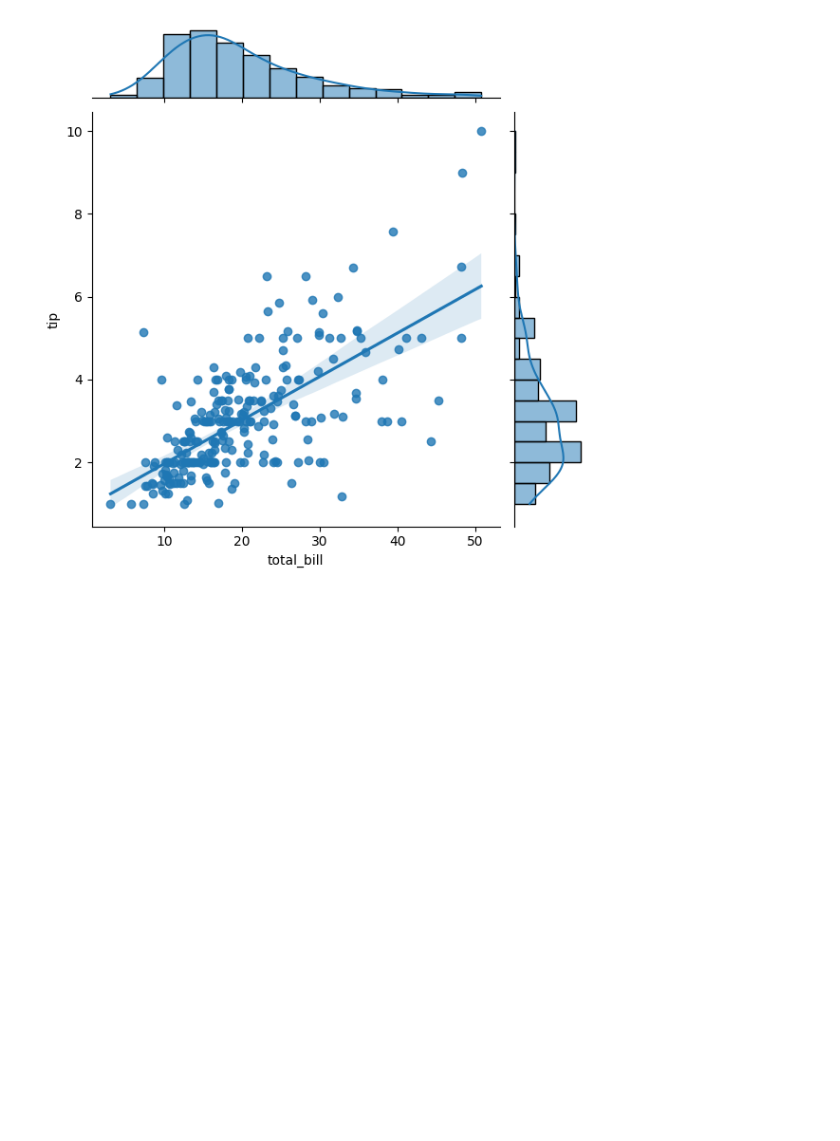
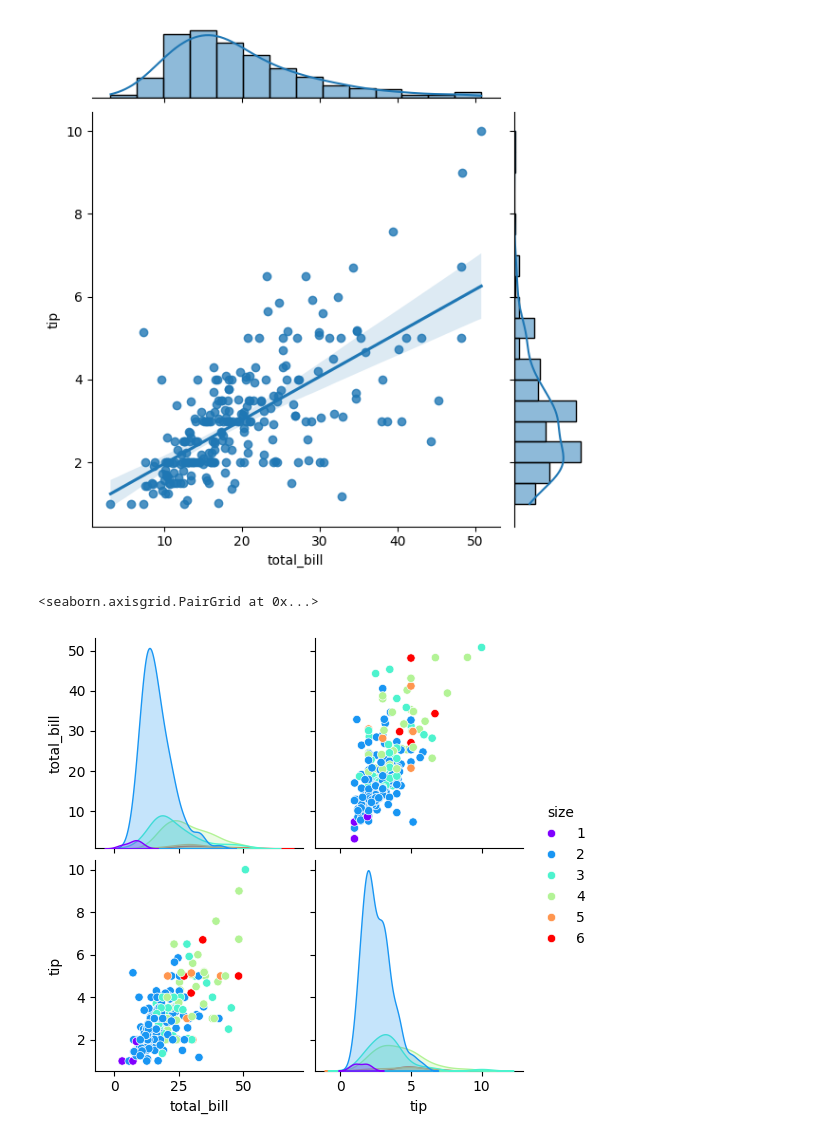
Before and after one commit to bhumipandey06/DataVisualization, a Jupyter notebook: DistributionPlots.ipynb, the cells around one changed output. Drawn from its saved outputs; the diff is of its cells as text; code cells hidden in the pictures; blank space fills up the shorter version.

Commit message:
distributionPlots - pairplot

```diff
--- a/DistributionPlots.ipynb
+++ b/DistributionPlots.ipynb
@@ -46,3 +46,8 @@ sns.jointplot(x = 'total_bill', y = 'tip', data = df, kind = 'reg')
 # %% [output]
 <seaborn.axisgrid.JointGrid at 0x...>
 [figure]
+# %%
+sns.pairplot(df, hue='size', palette='rainbow')
+# %% [output]
+<seaborn.axisgrid.PairGrid at 0x...>
+[figure, added]
```
